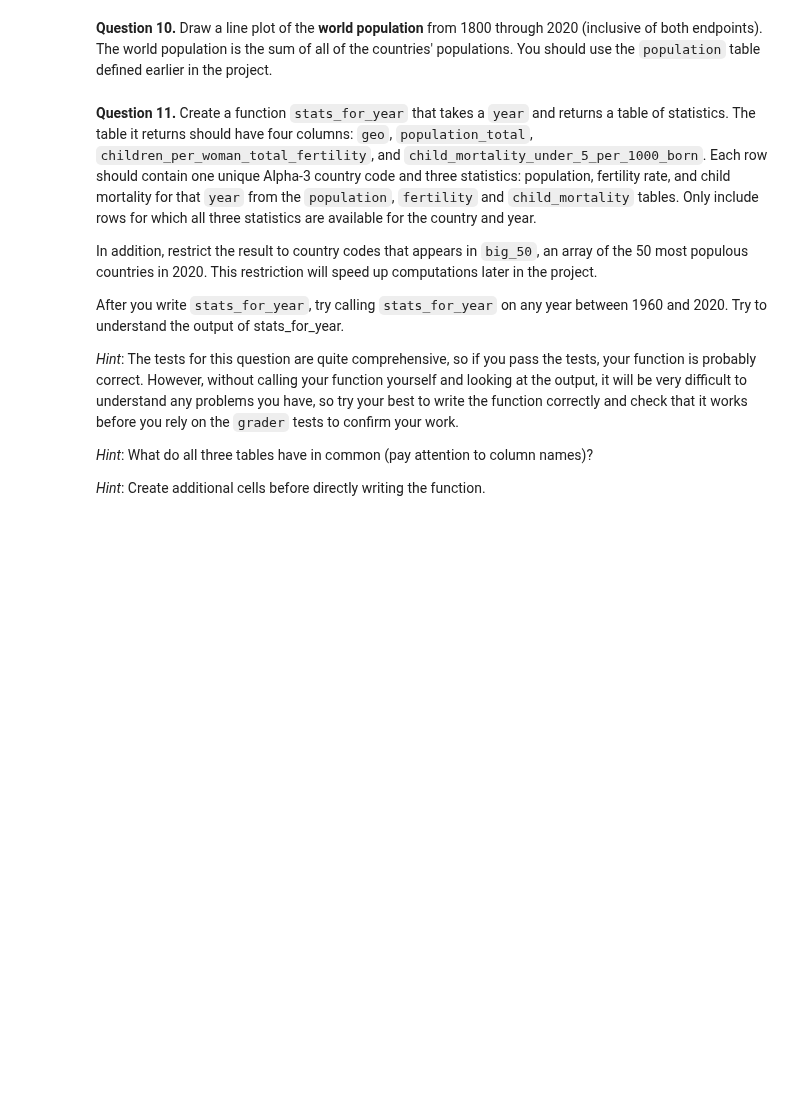
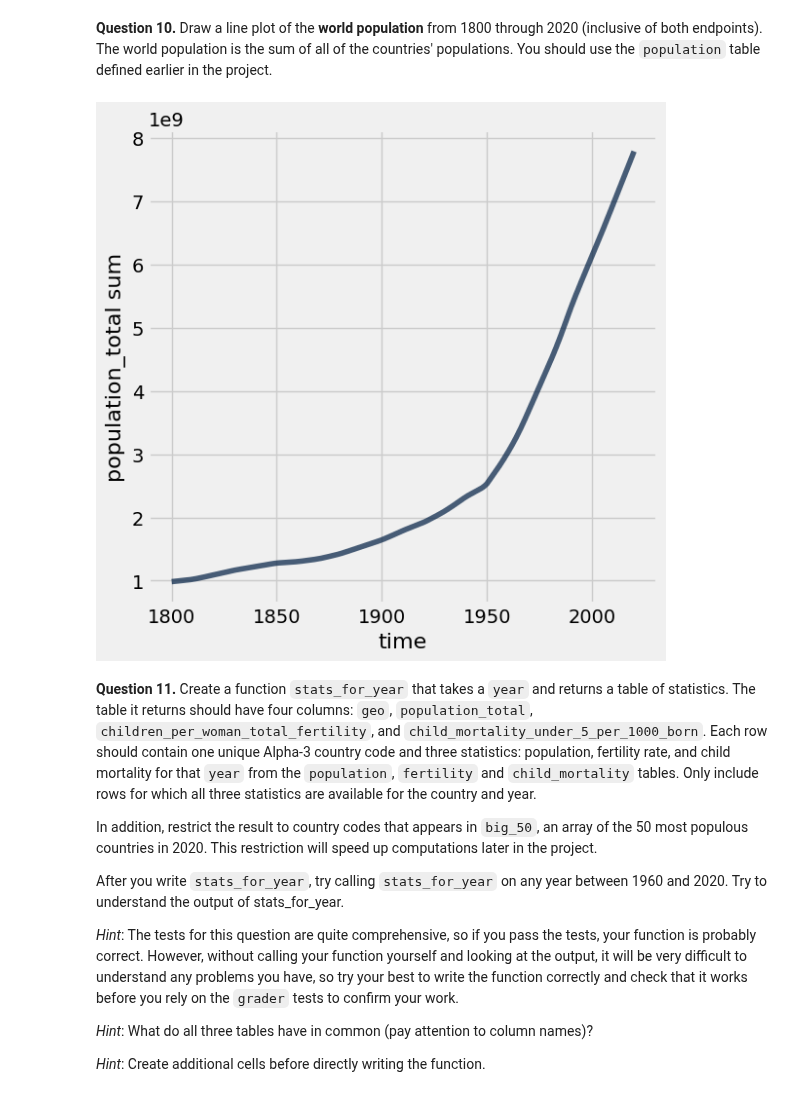
Before and after one commit to MRowe13/24-fall-data1350, a Jupyter notebook: Projects/project1/project1.ipynb, the cells around one changed output. Saved outputs shown, nothing was run; the diff lists cells and outputs as text; code cells hidden in the pictures; blank space fills up the shorter version.

```diff
--- a/Projects/project1/project1.ipynb
+++ b/Projects/project1/project1.ipynb
@@ -398,7 +380,9 @@ q1_9 results:
 **Question 10.** Draw a line plot of the **world population** from 1800 through 2020 (inclusive of both endpoints). The world population is the sum of all of the countries' populations. You should use the `population` table defined earlier in the project.
 # %%
 #Fill in code here
-...
+population.group('time',sum).select('time','population_total sum').plot('time','population_total sum')
+# %% [output]
+[figure, added]
 # %% [markdown]
 <!-- END QUESTION -->
 
```
Also changed, not shown: parts of 8 cells of this notebook, 1 other file.
